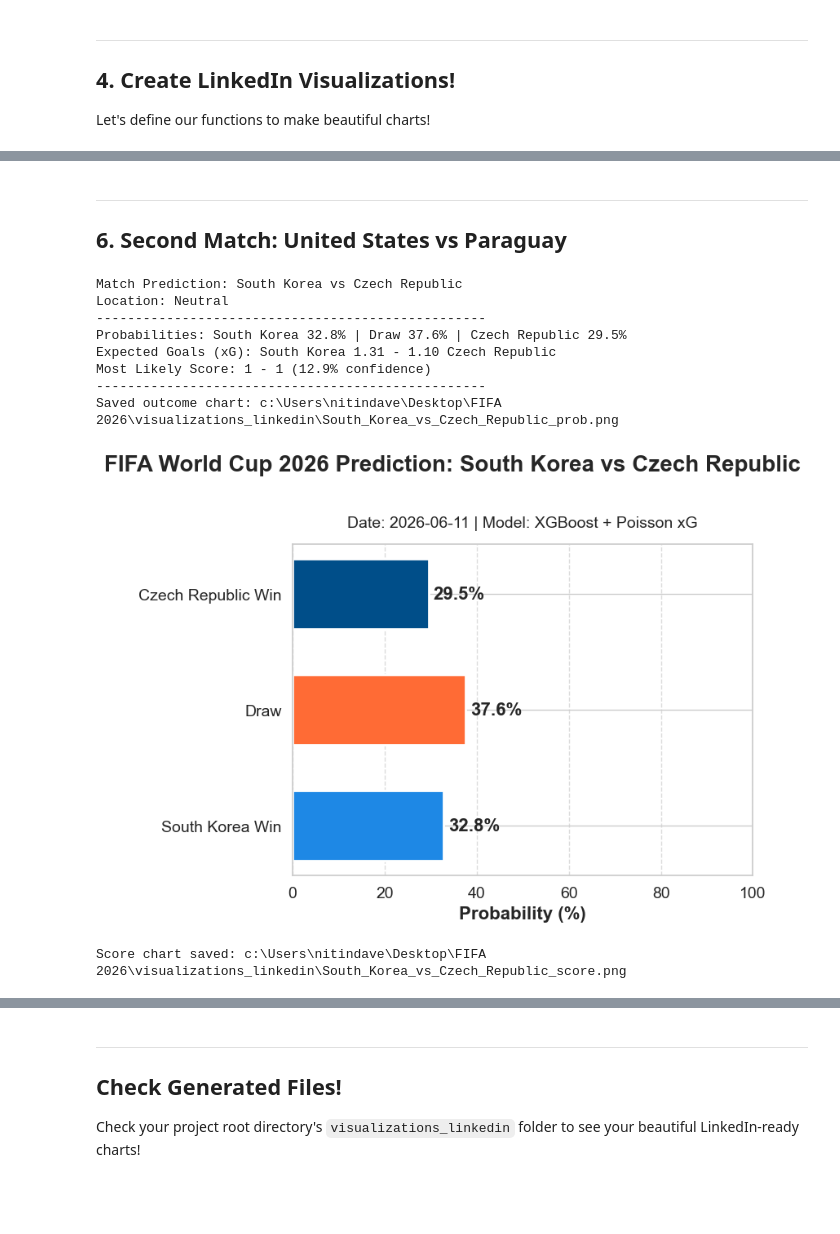
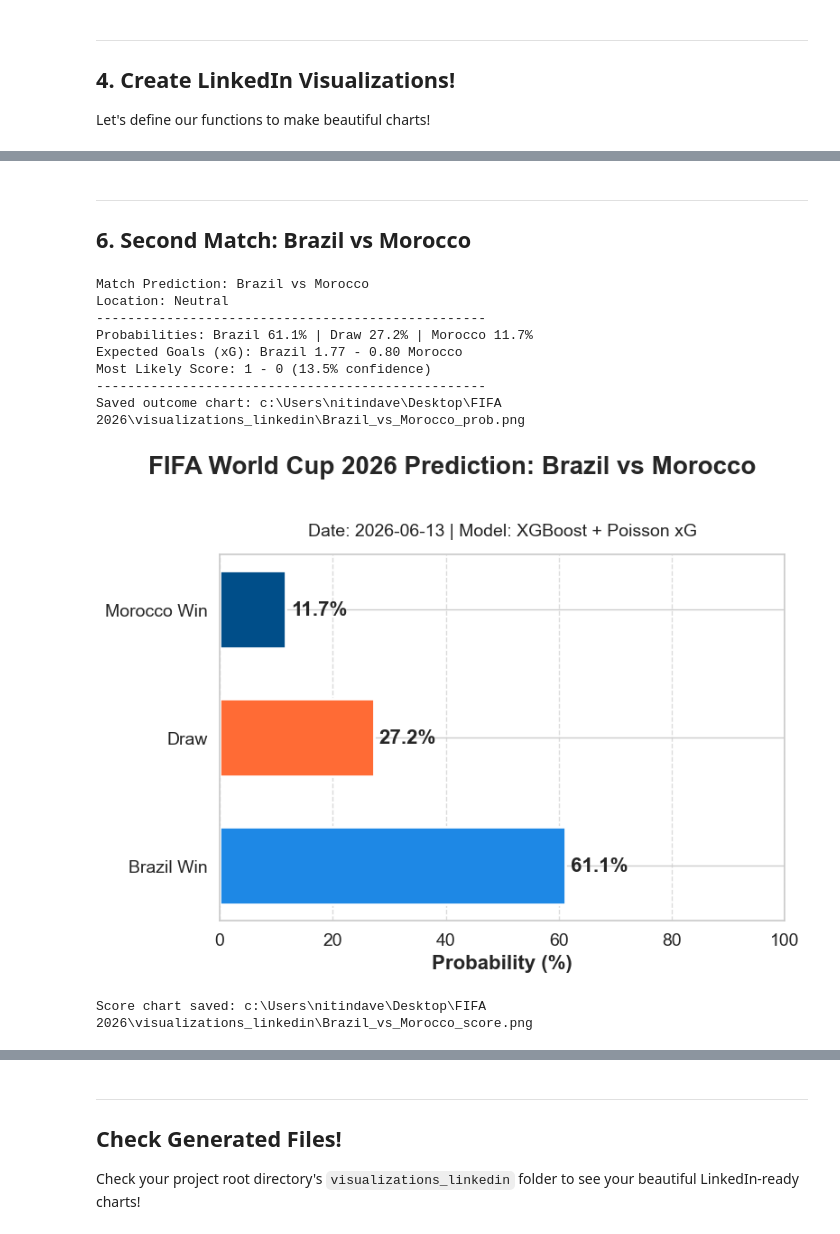
Before and after one commit to nitindavegit/FIFA-2026-Predictions, a Jupyter notebook: notebooks/04_LinkedIn_Presentation.ipynb, the cells around one changed output, grey strips where cells are left out. Saved outputs shown, nothing was run; the diff lists cells and outputs as text; code cells hidden in the pictures; blank space fills up the shorter version.

```diff
--- a/notebooks/04_LinkedIn_Presentation.ipynb
+++ b/notebooks/04_LinkedIn_Presentation.ipynb
@@ -84,7 +87,7 @@ matches[['home_team', 'away_team', 'tournament']]
 
 Let's define our functions to make beautiful charts!
 # %%
-def generate_outcome_chart(home_team, away_team, probs, date_str="2026-06-12"):
+def generate_outcome_chart(home_team, away_team, probs, date_str="2026-06-13"):
     fig, ax = plt.subplots(figsize=FIGSIZE, dpi=DPI)
 
     colors = ["#1E88E5", "#FF6B35", "#004E89"]
@@ -117,7 +120,7 @@ def generate_outcome_chart(home_team, away_team, probs, date_str="2026-06-12"):
     plt.show()
     plt.close(fig)
 # %%
-def generate_score_heatmap(home_team, away_team, home_xg, away_xg, date_str="2026-06-12"):
+def generate_score_heatmap(home_team, away_team, home_xg, away_xg, date_str="2026-06-13"):
     fig, (ax_heatmap, ax_summary) = plt.subplots(ncols=2, figsize=FIGSIZE, dpi=DPI, gridspec_kw={'width_ratios': [3, 1]})
 
     max_goals=5
@@ -174,7 +177,7 @@ Let's pick Canada vs Bosnia and Herzegovina
 # %%
-pred = predict_match("Canada", "Bosnia and Herzegovina")
+pred = predict_match("Qatar", "Switzerland")
 if pred:
     probs, (home_xg, away_xg) = pred['probs'], pred['xg']
-    generate_outcome_chart("Canada", "Bosnia and Herzegovina", probs)
-    generate_score_heatmap("Canada", "Bosnia and Herzegovina", home_xg, away_xg)
+    generate_outcome_chart("Qatar", "Switzerland", probs)
+    generate_score_heatmap("Qatar", "Switzerland", home_xg, away_xg)
 # %% [output]
@@ -192,20 +195,20 @@ Score chart saved: c:\Users\nitindave\Desktop\FIFA 2026\visualizations_linkedin\
 # %% [markdown]
 ---
-## 6. Second Match: United States vs Paraguay
+## 6. Second Match: Brazil vs Morocco
 # %%
-pred = predict_match("United States", "Paraguay")
+pred = predict_match("Brazil", "Morocco")
 if pred:
     probs, (home_xg, away_xg) = pred['probs'], pred['xg']
-    generate_outcome_chart("United States", "Paraguay", probs)
-    generate_score_heatmap("United States", "Paraguay", home_xg, away_xg)
+    generate_outcome_chart("Brazil", "Morocco", probs)
+    generate_score_heatmap("Brazil", "Morocco", home_xg, away_xg)
 # %% [output]
-Match Prediction: South Korea vs Czech Republic
+Match Prediction: Brazil vs Morocco
 Location: Neutral
 --------------------------------------------------
-Probabilities: South Korea 32.8% | Draw 37.6% | Czech Republic 29.5%
-Expected Goals (xG): South Korea 1.31 - 1.10 Czech Republic
-Most Likely Score: 1 - 1 (12.9% confidence)
+Probabilities: Brazil 61.1% | Draw 27.2% | Morocco 11.7%
+Expected Goals (xG): Brazil 1.77 - 0.80 Morocco
+Most Likely Score: 1 - 0 (13.5% confidence)
 --------------------------------------------------
-Saved outcome chart: c:\Users\nitindave\Desktop\FIFA 2026\visualizations_linkedin\South_Korea_vs_Czech_Republic_prob.png
+Saved outcome chart: c:\Users\nitindave\Desktop\FIFA 2026\visualizations_linkedin\Brazil_vs_Morocco_prob.png
-[figure, old version]
+[figure, new version]
-Score chart saved: c:\Users\nitindave\Desktop\FIFA 2026\visualizations_linkedin\South_Korea_vs_Czech_Republic_score.png
+Score chart saved: c:\Users\nitindave\Desktop\FIFA 2026\visualizations_linkedin\Brazil_vs_Morocco_score.png
```
Also changed, not shown: parts of 10 cells of this notebook.
